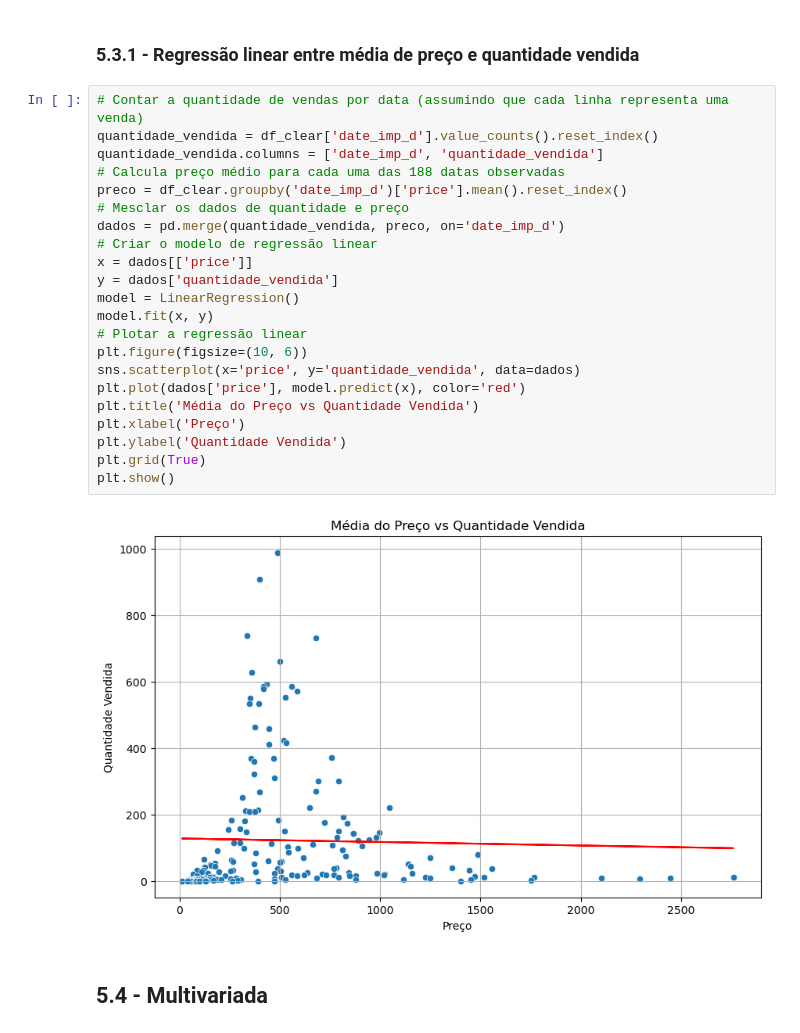
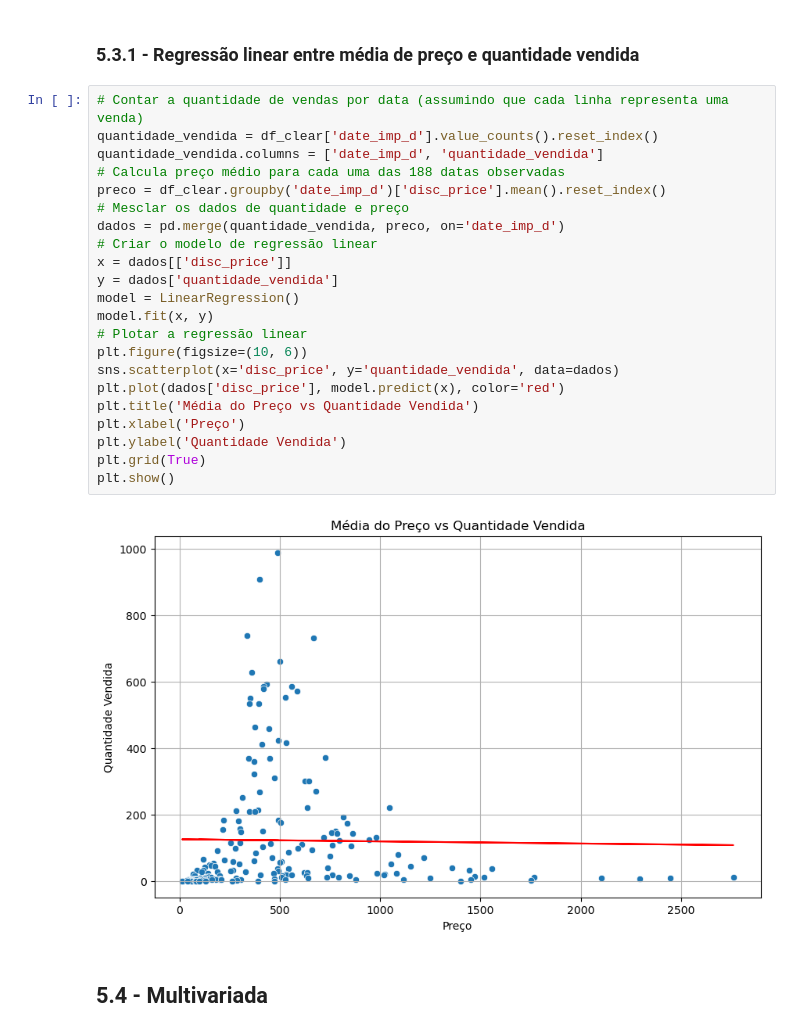
Before and after one commit to luc457x/CDS-ElasticidadeDePreco, a Jupyter notebook: notebook.ipynb, the cells around one changed output. Cells and saved outputs as stored; diff of their text form.

```diff
--- a/notebook.ipynb
+++ b/notebook.ipynb
@@ -332,27 +342,27 @@ plt.show()
 # %%
 # Contar a quantidade de vendas por data (assumindo que cada linha representa uma venda)
 quantidade_vendida = df_clear['date_imp_d'].value_counts().reset_index()
 quantidade_vendida.columns = ['date_imp_d', 'quantidade_vendida']
 # Calcula preço médio para cada uma das 188 datas observadas
-preco = df_clear.groupby('date_imp_d')['price'].mean().reset_index()
+preco = df_clear.groupby('date_imp_d')['disc_price'].mean().reset_index()
 # Mesclar os dados de quantidade e preço
 dados = pd.merge(quantidade_vendida, preco, on='date_imp_d')
 # Criar o modelo de regressão linear
-x = dados[['price']]
+x = dados[['disc_price']]
 y = dados['quantidade_vendida']
 model = LinearRegression()
 model.fit(x, y)
 # Plotar a regressão linear
 plt.figure(figsize=(10, 6))
-sns.scatterplot(x='price', y='quantidade_vendida', data=dados)
-plt.plot(dados['price'], model.predict(x), color='red')
+sns.scatterplot(x='disc_price', y='quantidade_vendida', data=dados)
+plt.plot(dados['disc_price'], model.predict(x), color='red')
 plt.title('Média do Preço vs Quantidade Vendida')
 plt.xlabel('Preço')
 plt.ylabel('Quantidade Vendida')
 plt.grid(True)
 plt.show()
 # %% [output]
-[figure, old version]
+[figure, new version]
 # %% [markdown]
 ## 5.4 - Multivariada
 # %% [markdown]
```
Also changed, not shown: parts of 10 cells of this notebook.
